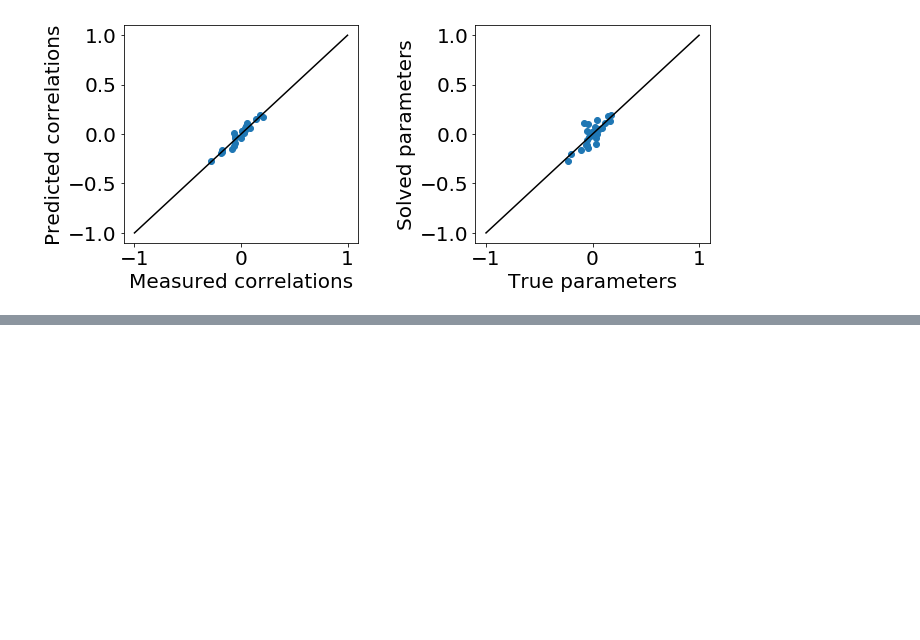
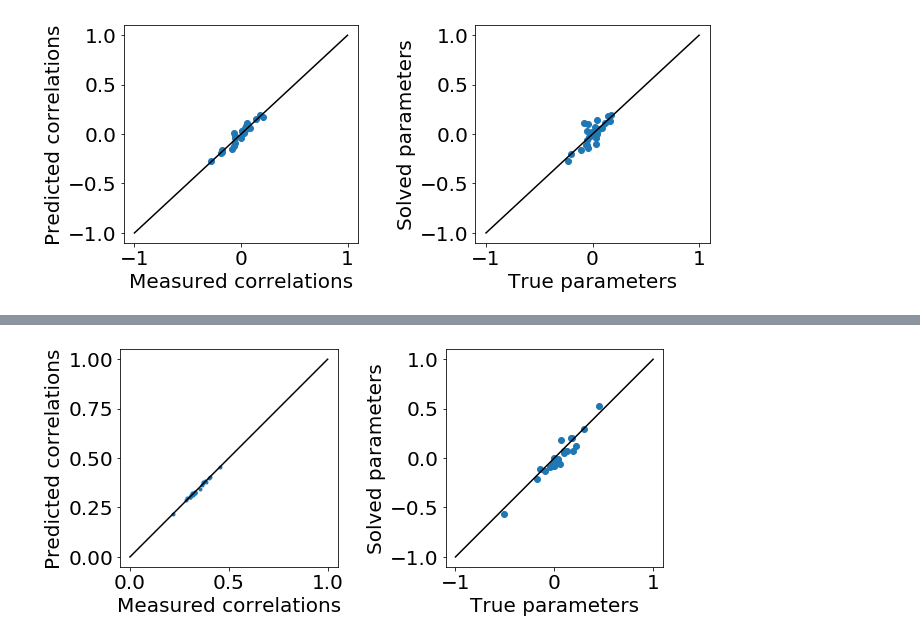
Before and after one commit to eltrompetero/coniii, a Jupyter notebook: ipynb/usage_guide.ipynb, the cells around one changed output, grey strips where cells are left out. Drawn from its saved outputs; the diff is of its cells as text; code cells hidden in the pictures; blank space fills up the shorter version.

```diff
--- a/ipynb/usage_guide.ipynb
+++ b/ipynb/usage_guide.ipynb
@@ -430,0 +484,41 @@ fig.subplots_adjust(wspace=.5)
+# %%
+# Use MCH to refine solution
+# If Boost library is properly installed, then this should take about 1 second.
+solver = MCH(X,
+             sample_size=10_000,
+             rng=np.random.RandomState(0),
+             calc_observables=calc_observables,
+             model=model,
+             mch_approximation=mch_approximation)
+
+# Define function for changing learning parameters as we converge.
+def learn_settings(i):
+    """
+    Take in the iteration counter and set the maximum change allowed in any given
+    parameter (maxdlamda) and the multiplicative factor eta, where
+    d(parameter) = (error in observable) * eta.
+
+    Additional option is to also return the sample size for that step by returning a
+    tuple. Larger sample sizes are necessary for higher accuracy.
+    """
+    return {'maxdlamda':exp(-i/5.)*.5,'eta':exp(-i/5.)*.5}
+
+# Run solver.
+solver.solve(initial_guess=model.multipliers,
+             maxiter=30,
+             custom_convergence_f=learn_settings,
+             n_iters=500,
+             burn_in=1_000);
+# %%
+fig, ax = plt.subplots(subplot_kw={'aspect':'equal'}, ncols=2, figsize=(10,4))
+ax[0].plot(calc_observables(X).mean(0), calc_observables(model.sample).mean(0), '.')
+ax[0].plot([0,1], 'k-')
+ax[0].set(xlabel='Measured correlations', ylabel='Predicted correlations')
+
+ax[1].plot(np.concatenate([h,J]), solver.multipliers, 'o')
+ax[1].plot([-1,1], [-1,1], 'k-')
+ax[1].set(xlabel='True parameters', ylabel='Solved parameters')
+
+fig.subplots_adjust(wspace=.4)
+# %% [output]
+[figure, added]
```
Also changed, not shown: parts of 4 cells of this notebook, 2 other files.
